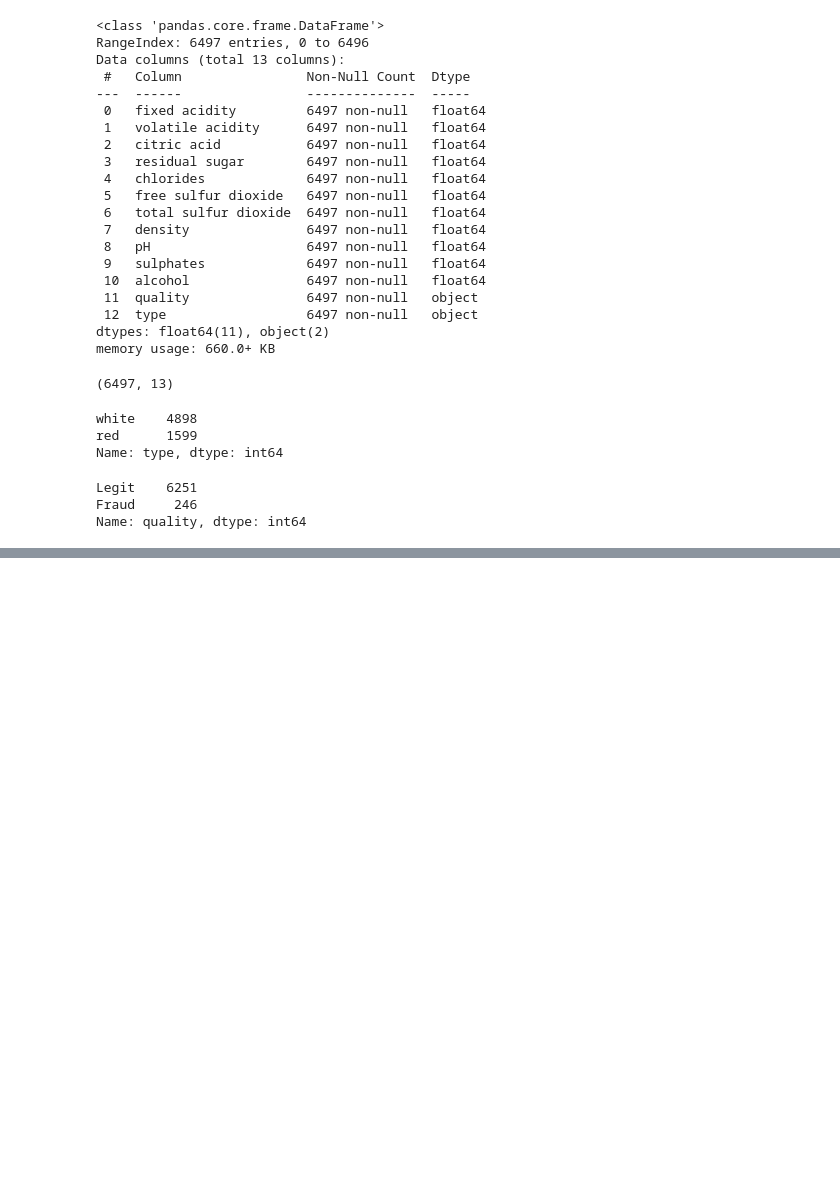
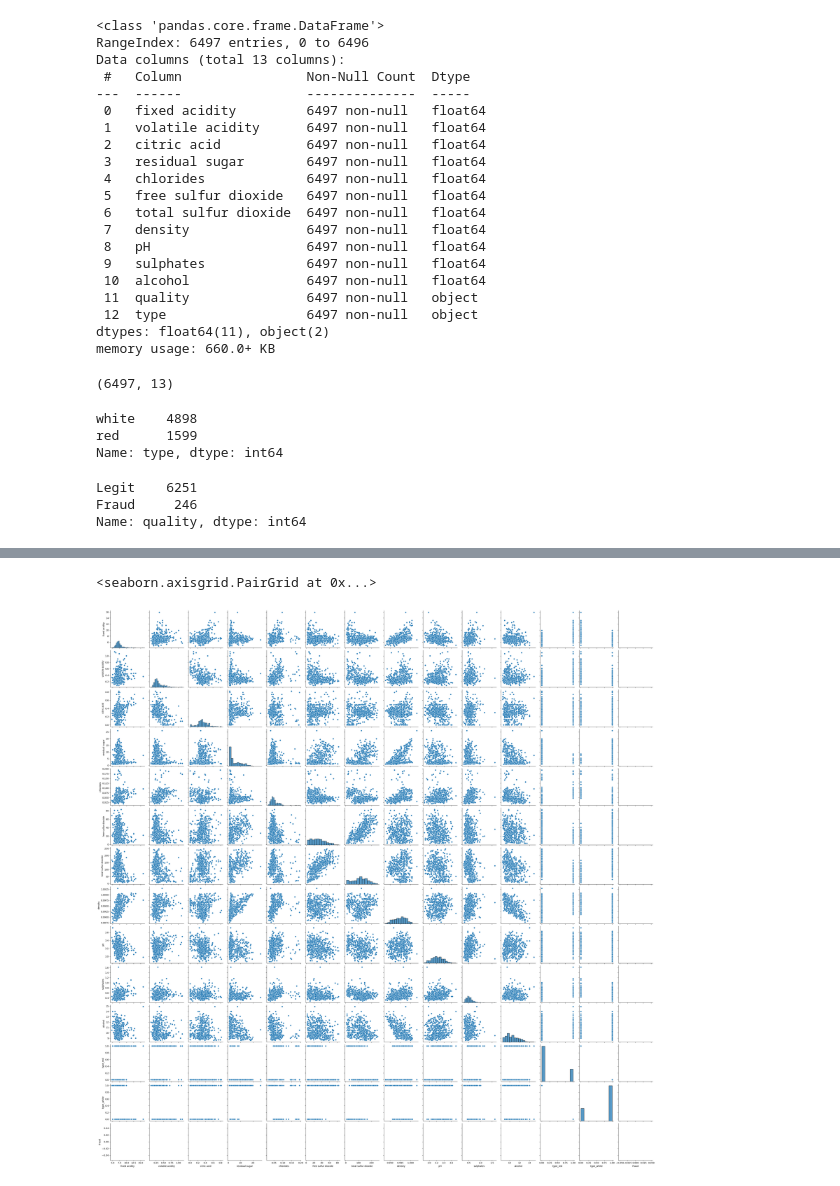
Before and after one commit to Edumacassi/curso_analisis_datos-main, a Jupyter notebook: m6-ml/3,clasificacion/Clasificacion_binaria_wine.ipynb, the cells around one changed output, grey strips where cells are left out. Saved outputs shown, nothing was run; the diff lists cells and outputs as text; code cells hidden in the pictures; blank space fills up the shorter version.

```diff
--- a/m6-ml/3,clasificacion/Clasificacion_binaria_wine.ipynb
+++ b/m6-ml/3,clasificacion/Clasificacion_binaria_wine.ipynb
@@ -96,0 +98,5 @@ sns.heatmap(df_corr, cmap='viridis', annot=True)
+# %%
+sns.pairplot(df.sample(500))
+# %% [output]
+<seaborn.axisgrid.PairGrid at 0x...>
+[figure, added]
```
Also changed, not shown: parts of 28 cells of this notebook.
